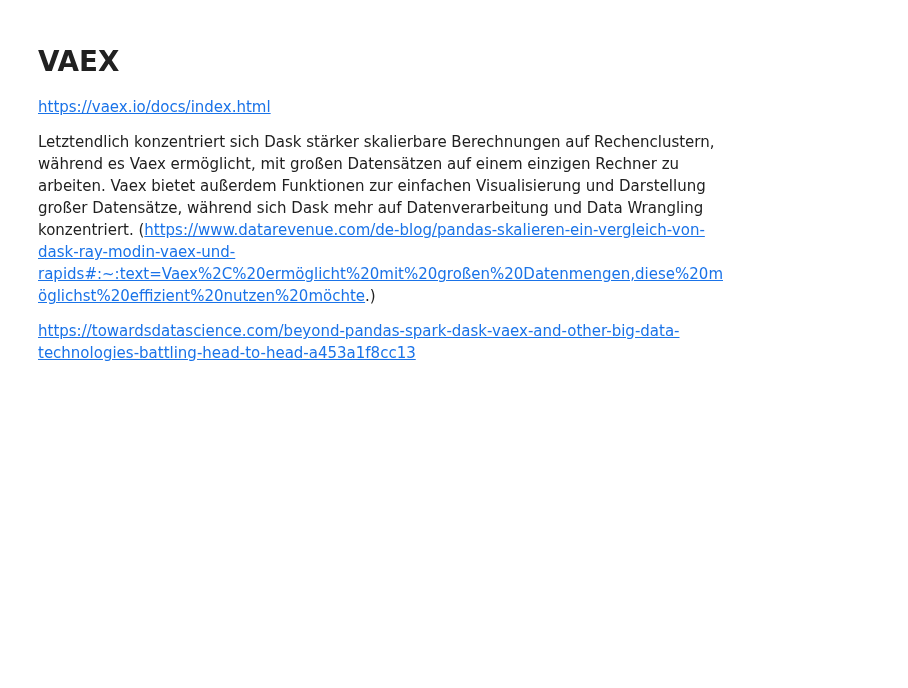
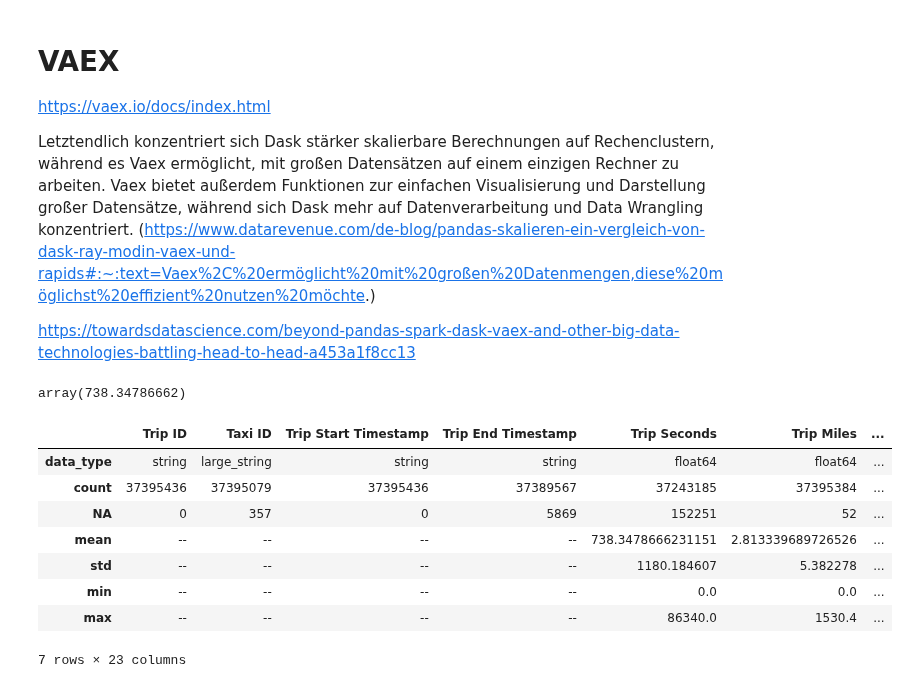
Before and after one commit to lniggemann/AAA_2023, a Jupyter notebook: 00_load_data.ipynb, the cells around one changed output. Drawn from its saved outputs; the diff is of its cells as text; code cells hidden in the pictures; blank space fills up the shorter version.

Commit message:
vaex first try

```diff
--- a/00_load_data.ipynb
+++ b/00_load_data.ipynb
@@ -121,0 +133,18 @@ https://towardsdatascience.com/beyond-pandas-spark-dask-vaex-and-other-big-data-
+# %%
+df_vaex = vaex.open("data/trips/trips.hdf5")
+# %%
+df_vaex['Trip Seconds'].mean()
+# %% [output]
+array(738.34786662)
+# %%
+df_vaex.describe()
+# %% [output]
+|  | Trip ID | Taxi ID | Trip Start Timestamp | Trip End Timestamp | Trip Seconds | Trip Miles | ... |
+| data_type | string | large_string | string | string | float64 | float64 | ... |
+| count | 37395436 | 37395079 | 37395436 | 37389567 | 37243185 | 37395384 | ... |
+| NA | 0 | 357 | 0 | 5869 | 152251 | 52 | ... |
+| mean | -- | -- | -- | -- | 738.3478666231151 | 2.813339689726526 | ... |
+| std | -- | -- | -- | -- | 1180.184607 | 5.382278 | ... |
+| min | -- | -- | -- | -- | 0.0 | 0.0 | ... |
+| max | -- | -- | -- | -- | 86340.0 | 1530.4 | ... |
+7 rows × 23 columns
```
Also changed, not shown: parts of 6 cells of this notebook, 2 other files.
